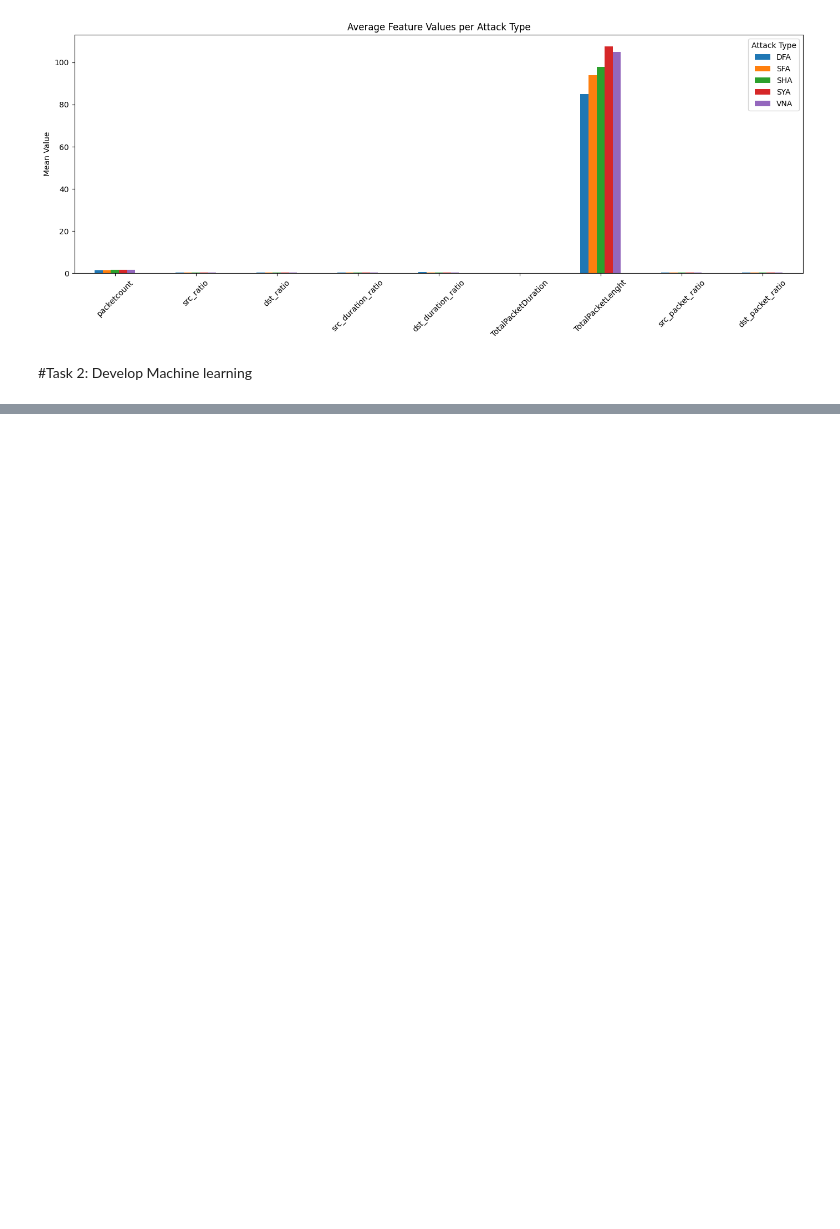
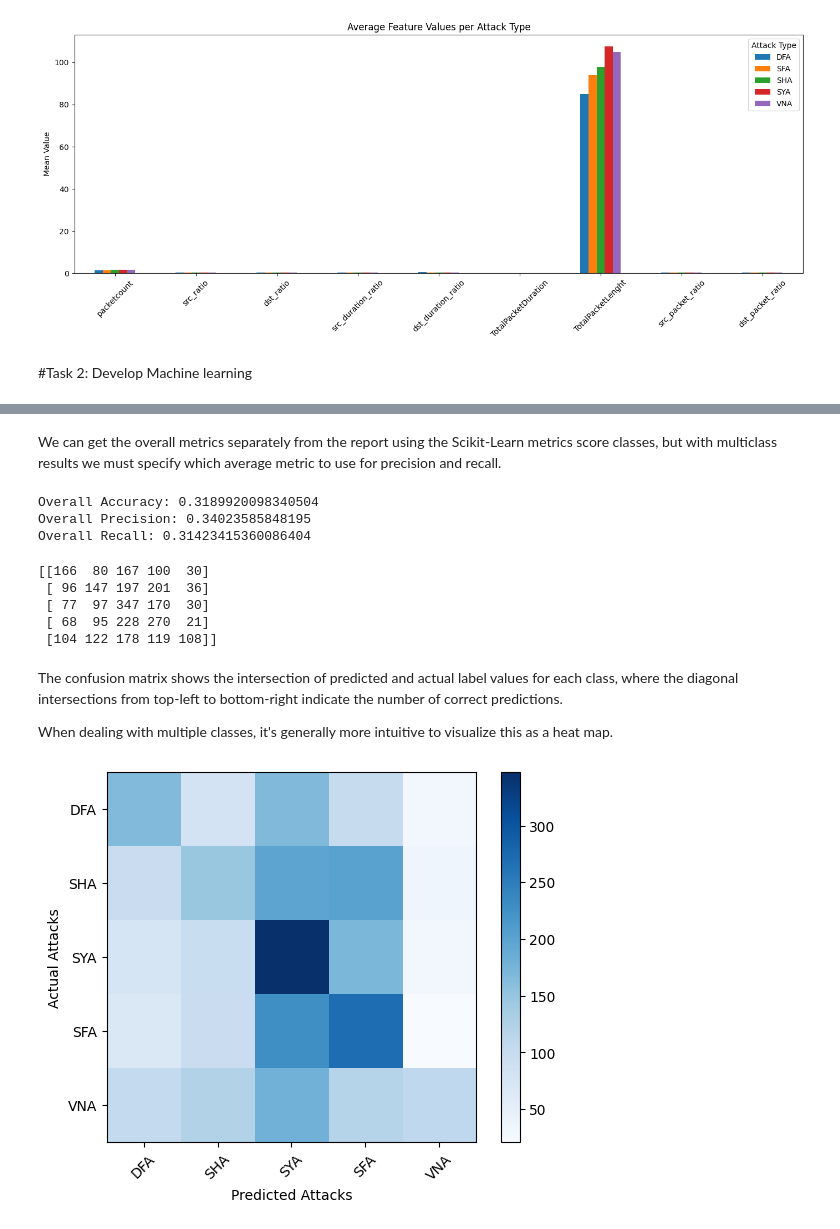
Before and after one commit to buildwithdemis/machinelearning, a Jupyter notebook: Capstone_01_task1.ipynb, the cells around one changed output, grey strips where cells are left out. Cells and saved outputs as stored; diff of their text form; code cells hidden in the pictures; blank space fills up the shorter version.

```diff
--- a/Capstone_01_task1.ipynb
+++ b/Capstone_01_task1.ipynb
@@ -259,0 +450,10 @@ plt.show()
+# %%
+
+from sklearn.linear_model import LogisticRegression
+
+# Set regularization rate
+reg = 0.1
+
+# train a logistic regression model on the training set
+multi_model = LogisticRegression(C=1/reg, solver='lbfgs', multi_class='auto', max_iter=10000).fit(x_attack_train, y_attack_train)
+print (multi_model)
@@ -259,0 +464,4 @@ plt.show()
+# %%
+attack_predictions = multi_model.predict(x_attack_test)
+print('Predicted labels: ', attack_predictions[:15])
+print('Actual labels   : ', y_attack_test[:15])
@@ -259,0 +491,46 @@ plt.show()
+# %% [markdown]
+We can get the overall metrics separately from the report using the Scikit-Learn metrics score classes, but with multiclass results we must specify which average metric to use for precision and recall.
+# %%
+from sklearn.metrics import accuracy_score, precision_score, recall_score
+
+print("Overall Accuracy:",accuracy_score(y_attack_test, attack_predictions))
+print("Overall Precision:",precision_score(y_attack_test, attack_predictions, average='macro'))
+print("Overall Recall:",recall_score(y_attack_test, attack_predictions, average='macro'))
+# %% [output]
+Overall Accuracy: 0.3189920098340504
+Overall Precision: 0.34023585848195
+Overall Recall: 0.31423415360086404
+# %%
+from sklearn.metrics import confusion_matrix
+
+# Print the confusion matrix
+mcm = confusion_matrix(y_attack_test, attack_predictions)
+print(mcm)
+# %% [output]
+[[166  80 167 100  30]
+ [ 96 147 197 201  36]
+ [ 77  97 347 170  30]
+ [ 68  95 228 270  21]
+ [104 122 178 119 108]]
+# %% [markdown]
+The confusion matrix shows the intersection of predicted and actual label values for each class, where the diagonal intersections from top-left to bottom-right indicate the number of correct predictions.
+
+When dealing with multiple classes, it's generally more intuitive to visualize this as a heat map.
+# %%
+import numpy as np
+import matplotlib.pyplot as plt
+%matplotlib inline
+
+
+attack_classes = ['DFA', 'SHA', 'SYA', 'SFA', 'VNA']
+
+plt.imshow(mcm, interpolation="nearest", cmap=plt.cm.Blues)
+plt.colorbar()
+tick_marks = np.arange(len(attack_classes))
+plt.xticks(tick_marks, attack_classes, rotation=45)
+plt.yticks(tick_marks, attack_classes)
+plt.xlabel("Predicted Attacks")
+plt.ylabel("Actual Attacks")
+plt.show()
+# %% [output]
+[figure, added]
```
Also changed, not shown: parts of 48 cells of this notebook.
